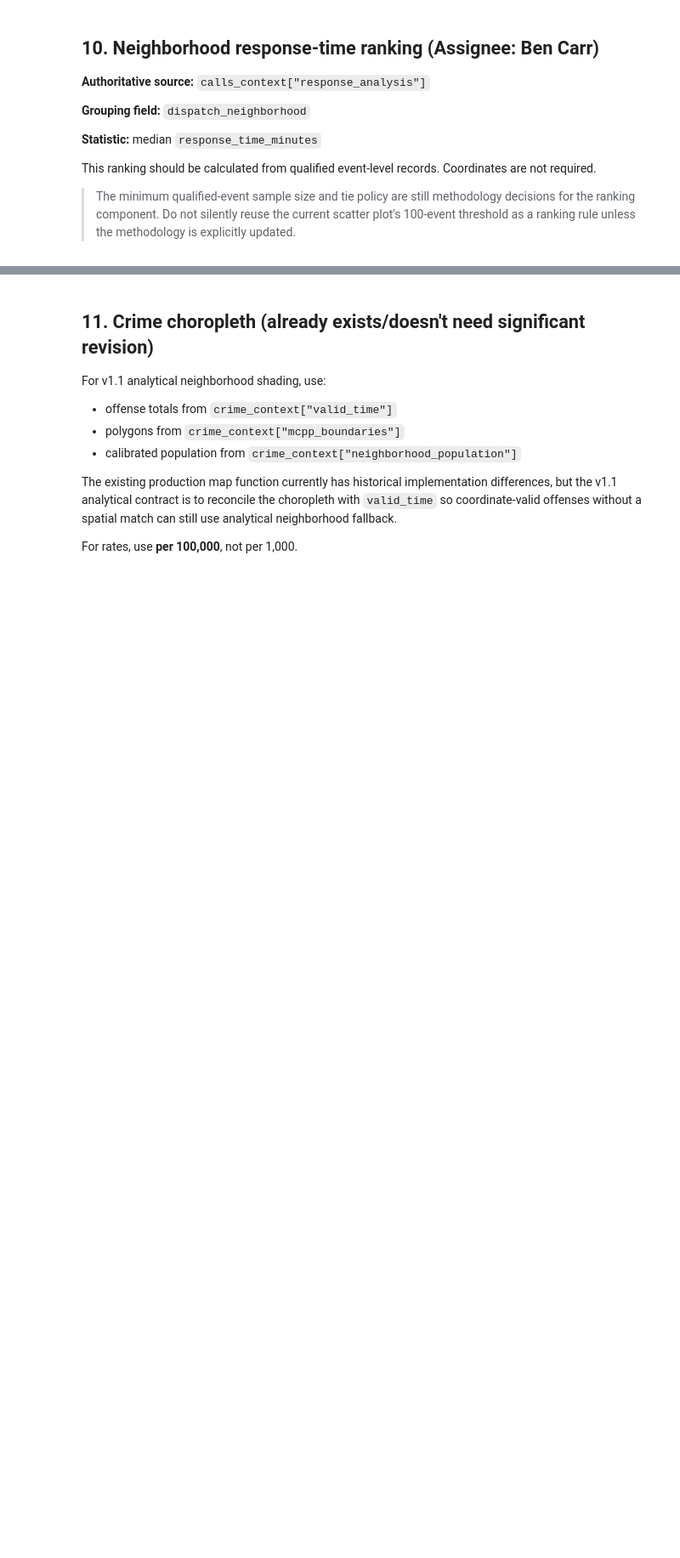
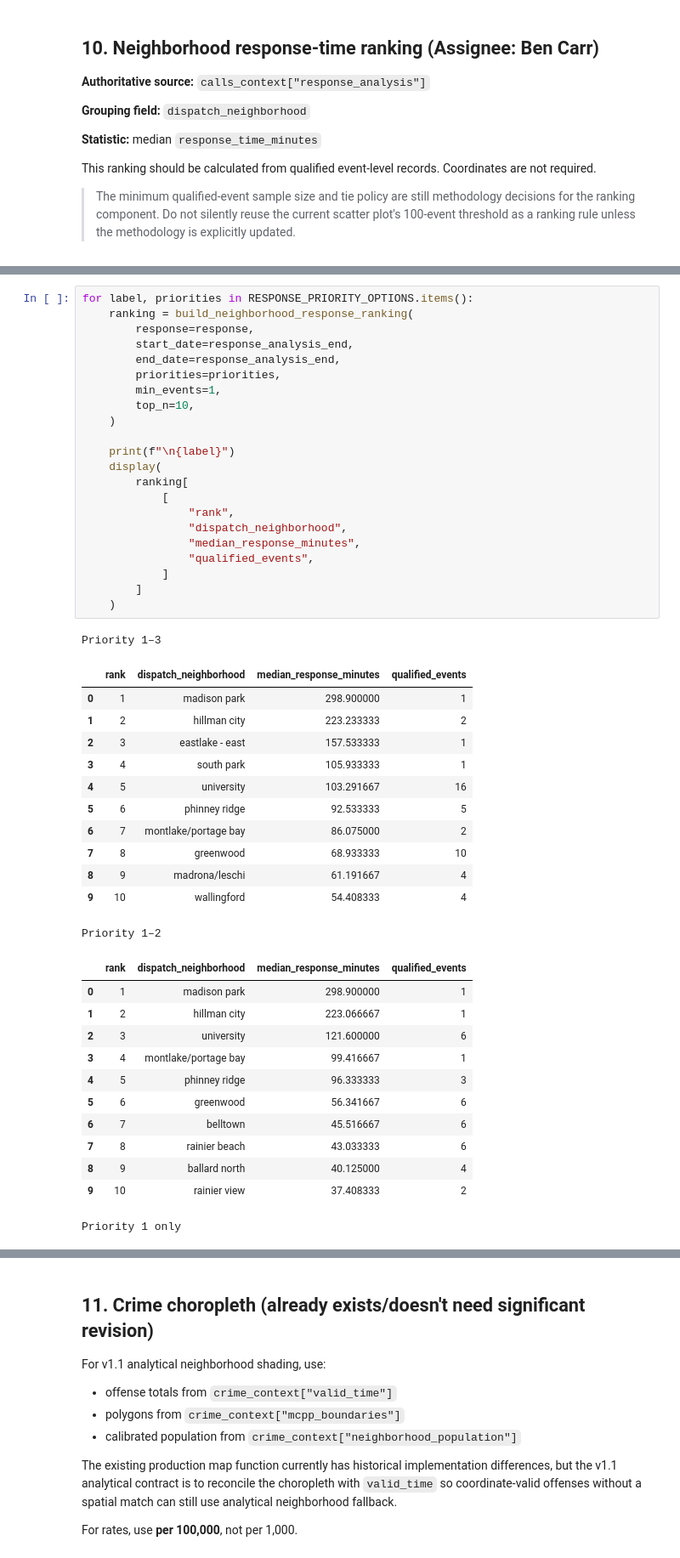
Before and after one commit to benji-carr/Seattle-Area-Public-Safety-Dashboard, a Jupyter notebook: notebooks/v1_1_figure_workbook.ipynb, the cells around one changed output, grey strips where cells are left out. Shown at 85% size. Drawn from its saved outputs; the diff is of its cells as text; blank space fills up the shorter version.

```diff
--- a/notebooks/v1_1_figure_workbook.ipynb
+++ b/notebooks/v1_1_figure_workbook.ipynb
@@ -1301,0 +1953,48 @@ response_ranking.tail()
+# %%
+for label, priorities in RESPONSE_PRIORITY_OPTIONS.items():
+    ranking = build_neighborhood_response_ranking(
+        response=response,
+        start_date=response_analysis_end,
+        end_date=response_analysis_end,
+        priorities=priorities,
+        min_events=1,
+        top_n=10,
+    )
+
+    print(f"\n{label}")
+    display(
+        ranking[
+            [
+                "rank",
+                "dispatch_neighborhood",
+                "median_response_minutes",
+                "qualified_events",
+            ]
+        ]
+    )
+# %% [output]
+Priority 1–3
+|  | rank | dispatch_neighborhood | median_response_minutes | qualified_events |
+| 0 | 1 | madison park | 298.900000 | 1 |
+| 1 | 2 | hillman city | 223.233333 | 2 |
+| 2 | 3 | eastlake - east | 157.533333 | 1 |
+| 3 | 4 | south park | 105.933333 | 1 |
+| 4 | 5 | university | 103.291667 | 16 |
+| 5 | 6 | phinney ridge | 92.533333 | 5 |
+| 6 | 7 | montlake/portage bay | 86.075000 | 2 |
+| 7 | 8 | greenwood | 68.933333 | 10 |
+| 8 | 9 | madrona/leschi | 61.191667 | 4 |
+| 9 | 10 | wallingford | 54.408333 | 4 |
+Priority 1–2
+|  | rank | dispatch_neighborhood | median_response_minutes | qualified_events |
+| 0 | 1 | madison park | 298.900000 | 1 |
+| 1 | 2 | hillman city | 223.066667 | 1 |
+| 2 | 3 | university | 121.600000 | 6 |
+| 3 | 4 | montlake/portage bay | 99.416667 | 1 |
+| 4 | 5 | phinney ridge | 96.333333 | 3 |
+| 5 | 6 | greenwood | 56.341667 | 6 |
+| 6 | 7 | belltown | 45.516667 | 6 |
+| 7 | 8 | rainier beach | 43.033333 | 6 |
+| 8 | 9 | ballard north | 40.125000 | 4 |
+| 9 | 10 | rainier view | 37.408333 | 2 |
+Priority 1 only
```
Also changed, not shown: parts of 25 cells of this notebook.
